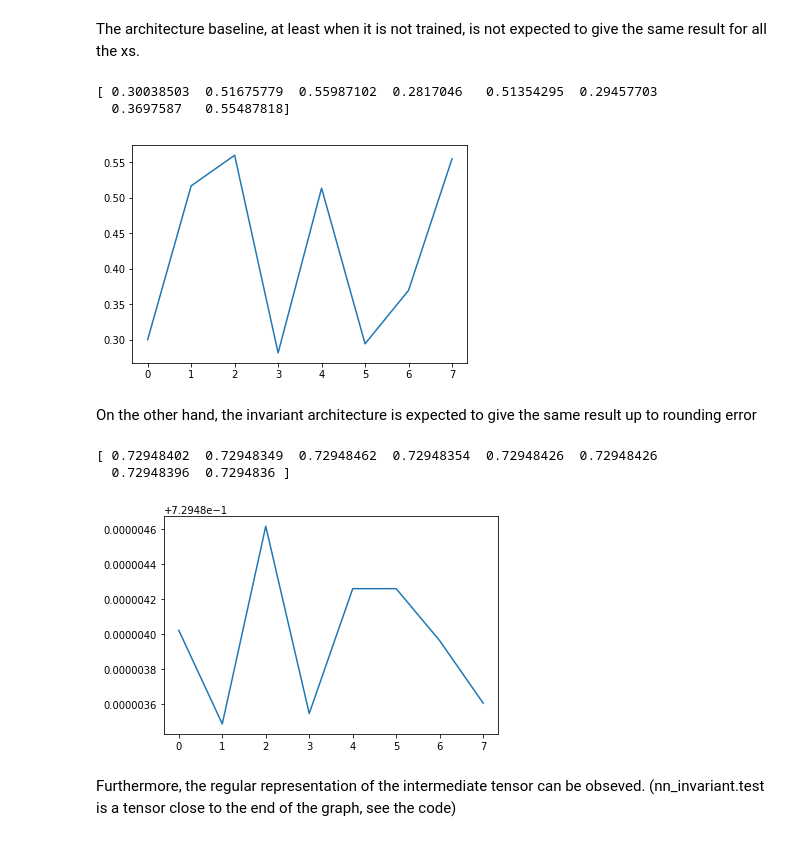
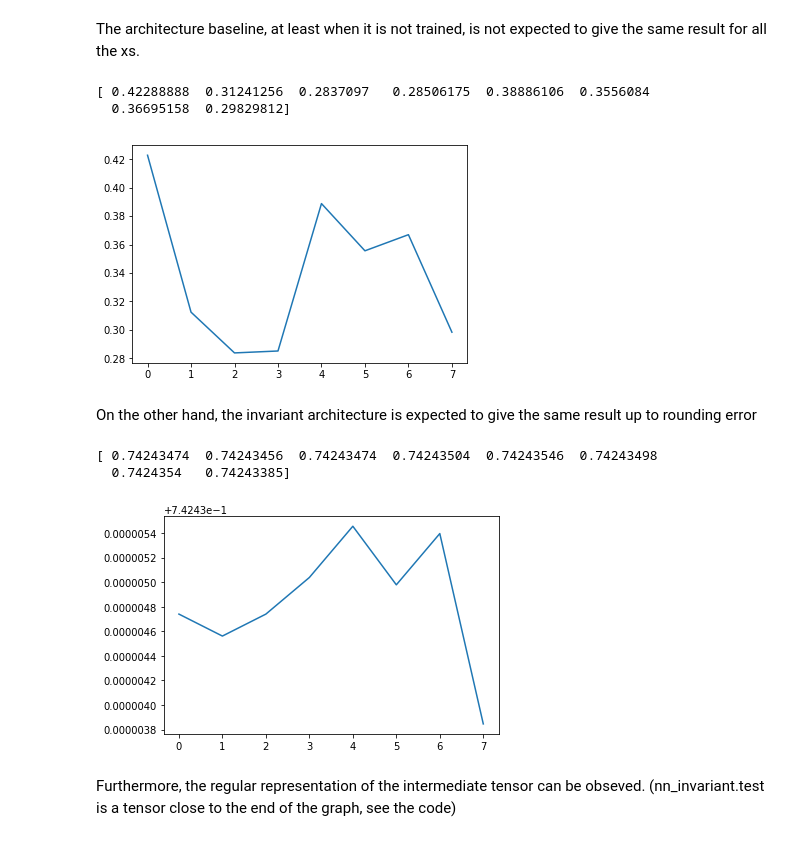
Before and after one commit to mariogeiger/lensfinder-euclid, a Jupyter notebook: invariance_check.ipynb, the cells around one changed output. Cells and saved outputs as stored; diff of their text form; code cells hidden in the pictures.

Commit message:
predictions with jupyter & invariant space based trained variables

```diff
--- a/invariance_check.ipynb
+++ b/invariance_check.ipynb
@@ -31,8 +32,8 @@ def load_arch(arch_path, bands):
 # %% [markdown]
 In the next cell, the achitectures are loaded and the NN graph is built
 # %%
-graph_baseline, nn_baseline = load_arch("arch_baseline.py", 3)
-graph_invariant, nn_invariant = load_arch("arch_invariant.py", 3)
+graph_baseline, nn_baseline = load_arch("arch_baseline.py", 1)
+graph_invariant, nn_invariant = load_arch("arch_invariant.py", 1)
 # %% [markdown]
 Then two session are created. A session contain the values of the variables of a graph.
 # %%
@@ -48,6 +46,0 @@ An image is randomly created to make the test
-# %%
-x = np.random.normal(size=(101, 101, 3))
-x[10:30, :, :] = np.sort(x[10:30, :, :], 0)
-x[30:50, :, :] = np.sort(x[30:50, :, :], 1)
-x[50:, :, :] = np.sort(x[50:, :, :], 2)
-plt.imshow(x)
@@ -56,0 +49,4 @@ plt.imshow(x)
+# %%
+image = fits.open('samples/space_based/lens/imageEUC_VIS-100002.fits')[0].data
+plt.imshow(image)
+image = nn_baseline.prepare(image.reshape(101, 101, 1))
@@ -69,27 +67,27 @@ def dihedral(x, i):
 # %% [markdown]
 The image x is transformed in all the different manner with the previous function
 # %%
-xs = np.array([dihedral(x, i) for i in range(8)])
+images = np.array([dihedral(image, i) for i in range(8)])
 # %% [markdown]
 The architecture baseline, at least when it is not trained, is not expected to give the same result for all the xs.
 # %%
-ps_baseline = sess_baseline.run(nn_baseline.tfp, feed_dict={nn_baseline.tfx: xs})
+ps_baseline = sess_baseline.run(nn_baseline.tfp, feed_dict={nn_baseline.tfx: images})
 plt.plot(ps_baseline)
 print(ps_baseline)
 # %% [output]
-[ 0.30038503  0.51675779  0.55987102  0.2817046   0.51354295  0.29457703
-  0.3697587   0.55487818]
+[ 0.42288888  0.31241256  0.2837097   0.28506175  0.38886106  0.3556084
+  0.36695158  0.29829812]
-[figure, old version]
+[figure, new version]
 # %% [markdown]
 On the other hand, the invariant architecture is expected to give the same result up to rounding error
 # %%
-ps_invariant = sess_invariant.run(nn_invariant.tfp, feed_dict={nn_invariant.tfx: xs})
+ps_invariant = sess_invariant.run(nn_invariant.tfp, feed_dict={nn_invariant.tfx: images})
 plt.plot(ps_invariant)
 print(ps_invariant)
 # %% [output]
-[ 0.72948402  0.72948349  0.72948462  0.72948354  0.72948426  0.72948426
-  0.72948396  0.7294836 ]
+[ 0.74243474  0.74243456  0.74243474  0.74243504  0.74243546  0.74243498
+  0.7424354   0.74243385]
-[figure, old version]
+[figure, new version]
 # %% [markdown]
 Furthermore, the regular representation of the intermediate tensor can be obseved. (nn_invariant.test is a tensor close to the end of the graph, see the code)
 # %%
```
Also changed, not shown: parts of 8 cells of this notebook, 6 other files.
